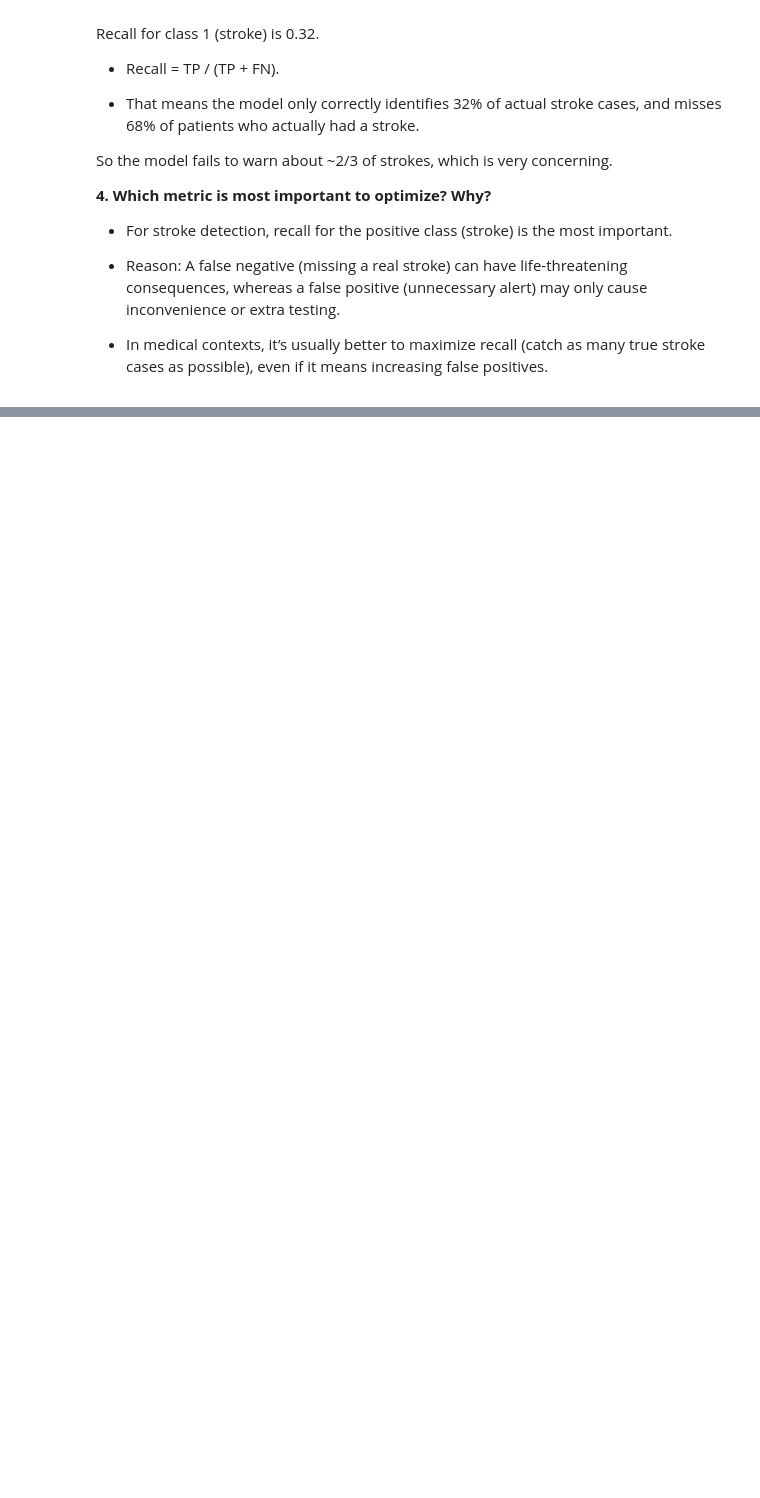
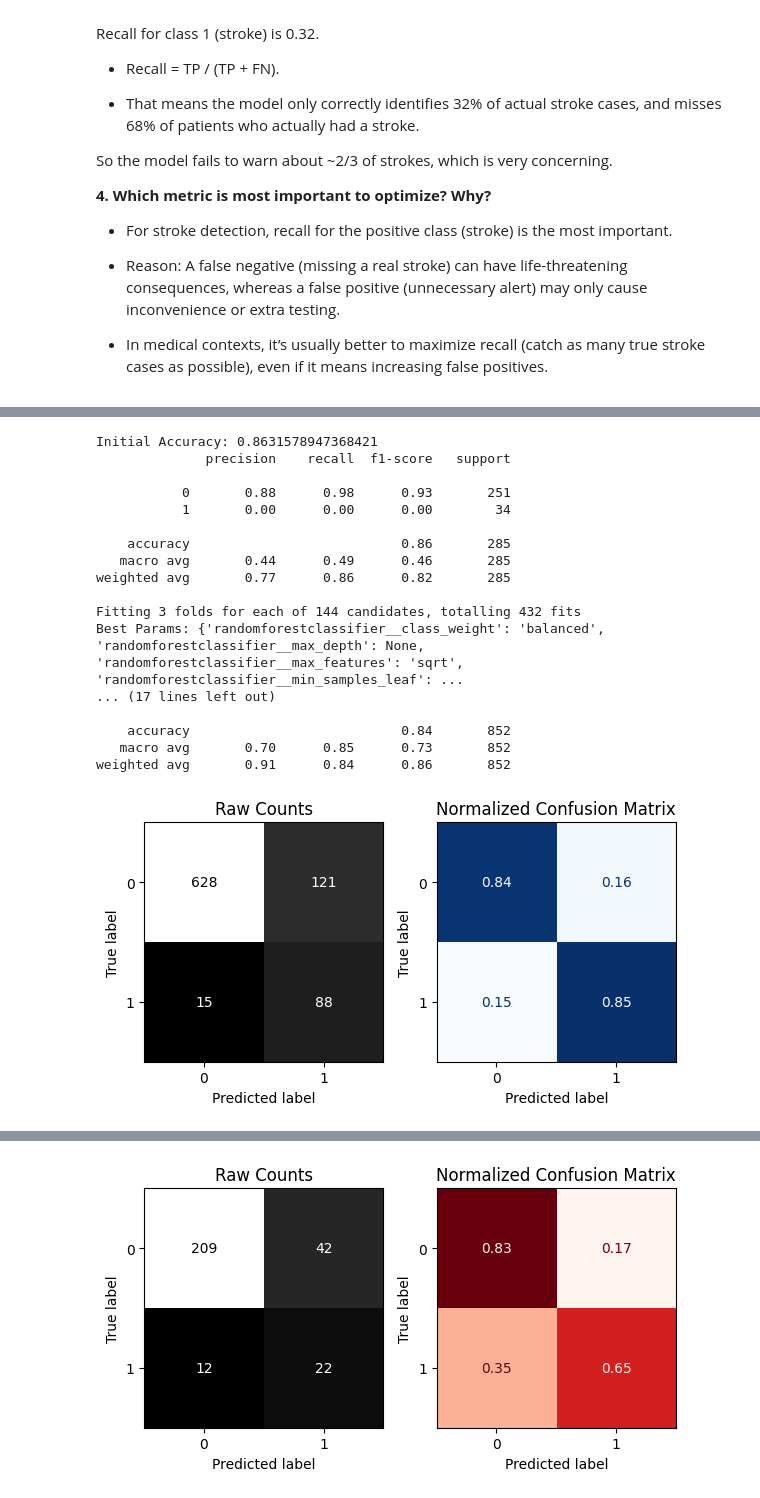
Before and after one commit to Taimaaaa/Classification-Metrics, a Jupyter notebook: Classification_Metrics.ipynb, the cells around one changed output, grey strips where cells are left out. Drawn from its saved outputs; the diff is of its cells as text; code cells hidden in the pictures; blank space fills up the shorter version.

```diff
--- a/Classification_Metrics.ipynb
+++ b/Classification_Metrics.ipynb
@@ -644,0 +944,78 @@ So the model fails to warn about ~2/3 of strokes, which is very concerning.
+# %%
+from sklearn.ensemble import RandomForestClassifier
+
+#  Default model
+rf = RandomForestClassifier(random_state=42)
+rf_pipe = make_pipeline(col_transformer, rf)
+
+# Fit & evaluate default RF
+rf_pipe.fit(X_train, y_train)
+y_pred = rf_pipe.predict(X_test)
+
+print("Initial Accuracy:", accuracy_score(y_test, y_pred))
+print(classification_report(y_test, y_pred))
+
+# Hyperparameter tuning
+param_grid = {
+    'randomforestclassifier__max_depth': [None, 10, 15, 20],
+    'randomforestclassifier__n_estimators': [50, 100, 150],
+    'randomforestclassifier__min_samples_leaf': [2, 5, 10],
+    'randomforestclassifier__max_features': ['sqrt', 'log2'],
+    'randomforestclassifier__class_weight': [None, 'balanced']
+}
+
+gridsearch = GridSearchCV(
+    rf_pipe,
+    param_grid,
+    scoring='recall_macro',
+    n_jobs=-1,
+    cv=3,
+    verbose=1
+)
+
+gridsearch.fit(X_train, y_train)
+
+# Best model
+best_rf = gridsearch.best_estimator_
+
+print("Best Params:", gridsearch.best_params_)
+print("Best Recall (CV):", gridsearch.best_score_)
+
+# Evaluate tuned model
+final_pred = best_rf.predict(X_test)
+y_pred_prob = best_rf.predict_proba(X_test)[:, 1]
+
+print(classification_report(y_test, final_pred))
+evaluate_classification(best_rf, X_train, y_train, X_test, y_test)
+
+print("*********************************************")
+print("ROC AUC:", roc_auc_score(y_test, y_pred_prob))
+
+# ROC Curve Visualization
+fpr, tpr, thresholds = roc_curve(y_test, y_pred_prob)
+plt.plot(fpr, tpr, label=f"Best Random Forest (AUC = {roc_auc_score(y_test, y_pred_prob):.2f})")
+plt.plot([0, 1], [0, 1], linestyle="--")
+plt.xlabel("False Positive Rate")
+plt.ylabel("True Positive Rate")
+plt.title("ROC Curve")
+plt.legend()
+plt.show()
+# %% [output]
+Initial Accuracy: 0.8631578947368421
+              precision    recall  f1-score   support
+
+           0       0.88      0.98      0.93       251
+           1       0.00      0.00      0.00        34
+
+    accuracy                           0.86       285
+   macro avg       0.44      0.49      0.46       285
+weighted avg       0.77      0.86      0.82       285
+
+Fitting 3 folds for each of 144 candidates, totalling 432 fits
+Best Params: {'randomforestclassifier__class_weight': 'balanced', 'randomforestclassifier__max_depth': None, 'randomforestclassifier__max_features': 'sqrt', 'randomforestclassifier__min_samples_leaf': ...
+... (17 lines left out)
+
+    accuracy                           0.84       852
+   macro avg       0.70      0.85      0.73       852
+weighted avg       0.91      0.84      0.86       852
+[figure, added]
@@ -644,0 +1033 @@ So the model fails to warn about ~2/3 of strokes, which is very concerning.
+[figure, added]
```
Also changed, not shown: parts of 10 cells of this notebook.
